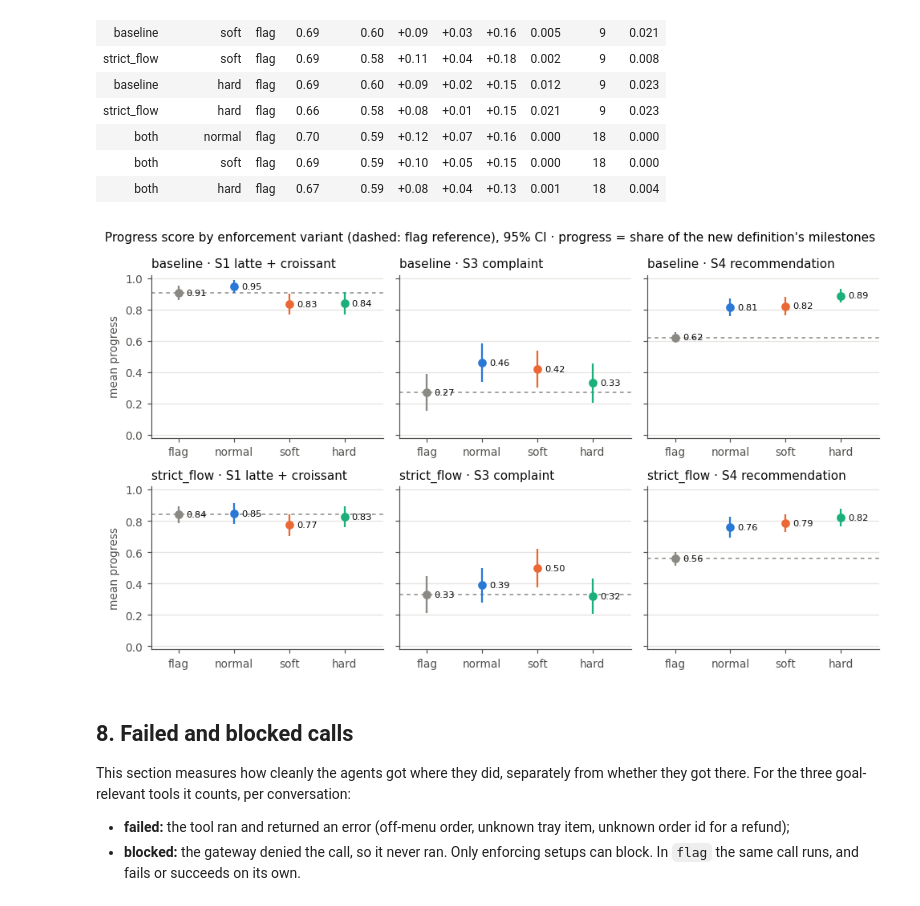
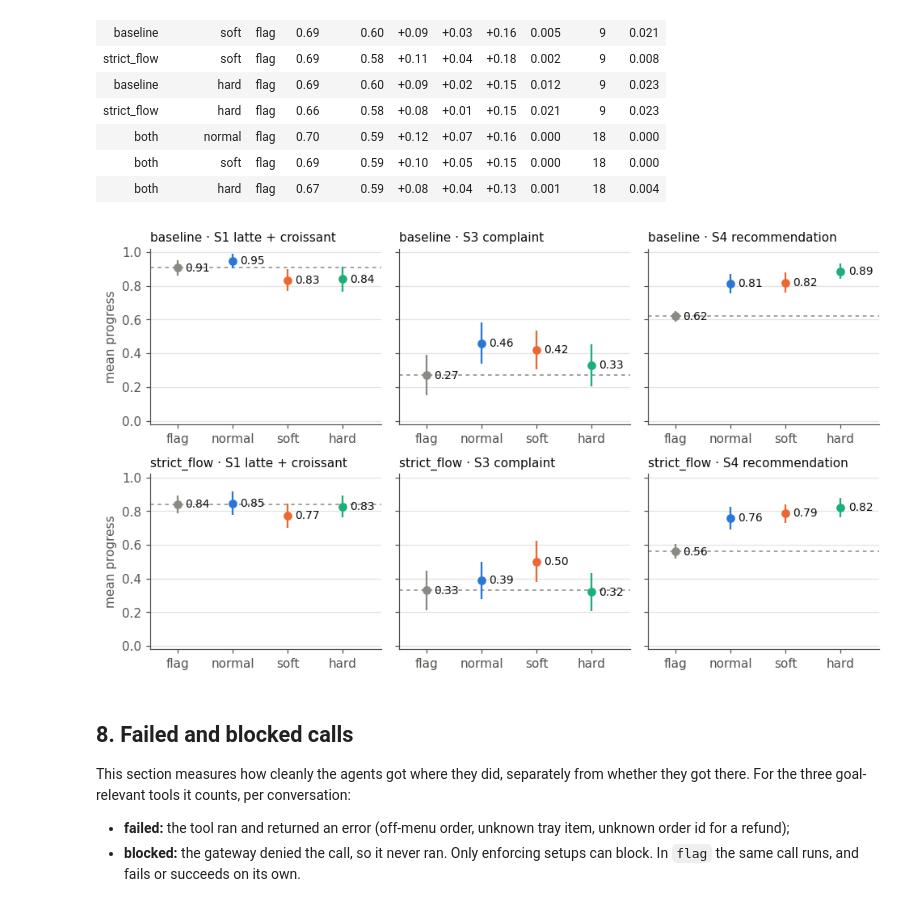
Before and after one commit to mp-2026-BPM/Agent-Guardrail-Inspector, a Jupyter notebook: analysis/guardrail_effects.ipynb, the cells around one changed output. Cells and saved outputs as stored; diff of their text form; code cells hidden in the pictures.

```diff
--- a/analysis/guardrail_effects.ipynb
+++ b/analysis/guardrail_effects.ipynb
@@ -773,7 +776,7 @@ for i, fam in enumerate(FAMILIES):
                 xytext=(6, 0),
                 textcoords="offset points",
                 va="center",
-                fontsize=7.5,
+                fontsize=9,
                 color=INK,
             )
         ax.set_xticks(range(len(ENFORCEMENTS)), ENFORCEMENTS)
@@ -786,6 +789,14 @@ for i, fam in enumerate(FAMILIES):
 #     ha="left",
 #     fontsize=10,
 # )
+
+# larger font size in graphics
+for ax in axes.flat:
+    ax.title.set_fontsize(10)
+    ax.xaxis.label.set_fontsize(10)
+    ax.yaxis.label.set_fontsize(10)
+    ax.tick_params(axis="both", which="major", labelsize=10)
+
 fig.tight_layout()
 plt.show()
 # %% [output]
@@ -1061,41 +1072,49 @@ for i, fam in enumerate(FAMILIES):
         )
         for k, e in enumerate(ENFORCEMENTS):
             m, lo, hi = r.loc[e, ["mean", "lo", "hi"]]
             ax.errorbar(
                 k,
                 m,
                 yerr=[[m - lo], [hi - m]],
                 fmt="o",
                 ms=6,
                 color=COLORS[e],
                 elinewidth=1.5,
                 capsize=0,
                 zorder=3,
             )
             ax.annotate(
                 f"{m:.2f}",
                 (k, m),
                 xytext=(6, 0),
                 textcoords="offset points",
                 va="center",
-                fontsize=7.5,
+                fontsize=9,
                 color=INK,
             )
         ax.set_xticks(range(len(ENFORCEMENTS)), ENFORCEMENTS)
         ax.set_xlim(-0.5, len(ENFORCEMENTS) - 0.3)
         ax.set_ylim(-0.02, 1.02)
         ax.set_title(f"{fam} · {label}", loc="left")
     axes[i, 0].set_ylabel("mean progress")
-fig.suptitle(
-    "Progress score by enforcement variant (dashed: flag reference), 95% CI · progress = share of the new definition's milestones",
-    x=0.01,
-    ha="left",
-    fontsize=10,
-)
+# fig.suptitle(
+#     "Progress score by enforcement variant (dashed: flag reference), 95% CI · progress = share of the new definition's milestones",
+#     x=0.01,
+#     ha="left",
+#     fontsize=10,
+# )
+
+# larger font size in graphics
+for ax in axes.flat:
+    ax.title.set_fontsize(10)
+    ax.xaxis.label.set_fontsize(10)
+    ax.yaxis.label.set_fontsize(10)
+    ax.tick_params(axis="both", which="major", labelsize=10)
+
 fig.tight_layout()
 plt.show()
 # %% [output]
-[figure, old version]
+[figure, new version]
 # %% [markdown]
 ## 8. Failed and blocked calls
 
```
Also changed, not shown: parts of 10 cells of this notebook, 10 other files.
